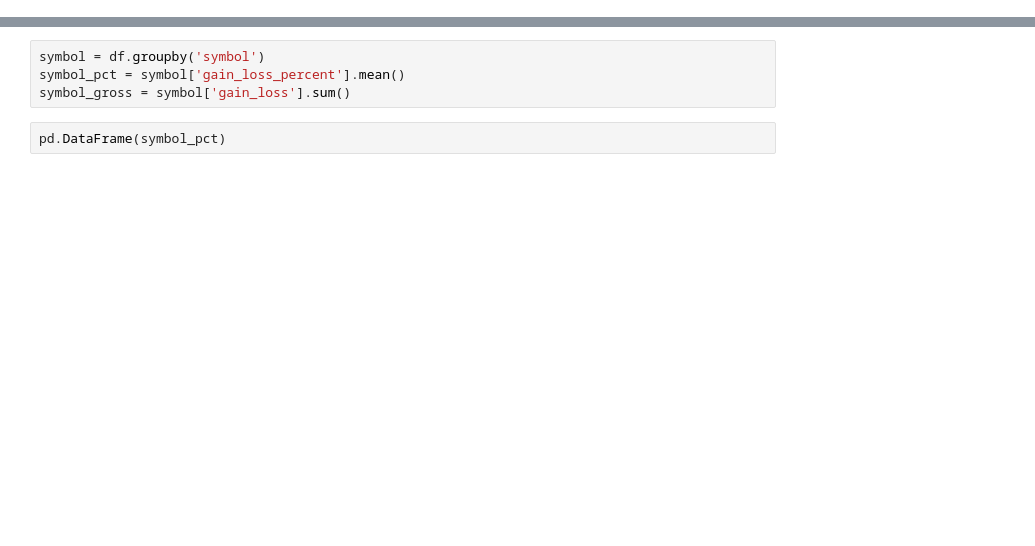
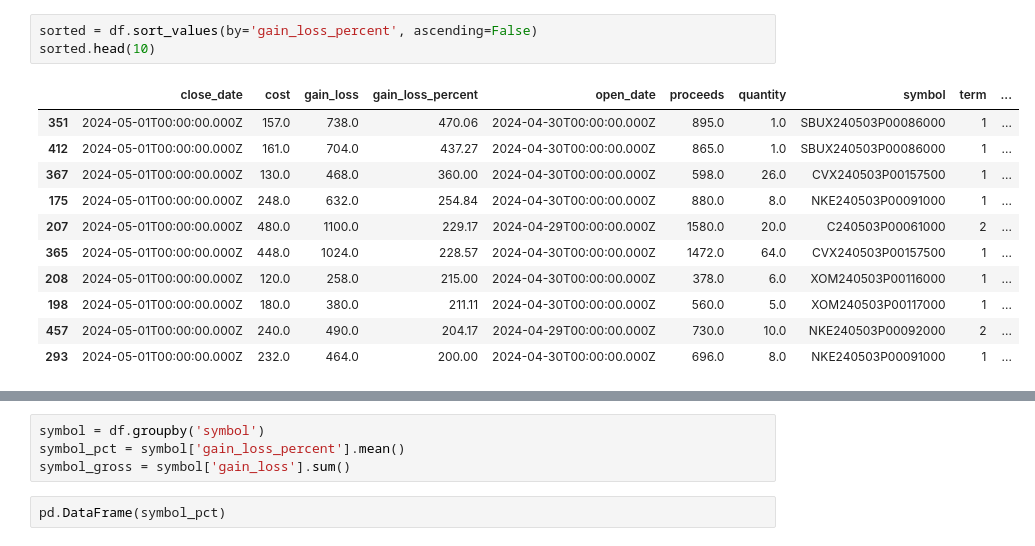
Before and after one commit to cmill3/IIE-Trading-Engine, a Jupyter notebook: monitors/Results Analysis INV.ipynb, the cells around one changed output, grey strips where cells are left out. Cells and saved outputs as stored; diff of their text form; blank space fills up the shorter version.

```diff
--- a/monitors/Results Analysis INV.ipynb
+++ b/monitors/Results Analysis INV.ipynb
@@ -44,0 +51,15 @@ proceeds
+# %%
+sorted = df.sort_values(by='gain_loss_percent', ascending=False)
+sorted.head(10)
+# %% [output]
+|  | close_date | cost | gain_loss | gain_loss_percent | open_date | proceeds | quantity | symbol | term | ... |
+| 351 | 2024-05-01T00:00:00.000Z | 157.0 | 738.0 | 470.06 | 2024-04-30T00:00:00.000Z | 895.0 | 1.0 | SBUX240503P00086000 | 1 | ... |
+| 412 | 2024-05-01T00:00:00.000Z | 161.0 | 704.0 | 437.27 | 2024-04-30T00:00:00.000Z | 865.0 | 1.0 | SBUX240503P00086000 | 1 | ... |
+| 367 | 2024-05-01T00:00:00.000Z | 130.0 | 468.0 | 360.00 | 2024-04-30T00:00:00.000Z | 598.0 | 26.0 | CVX240503P00157500 | 1 | ... |
+| 175 | 2024-05-01T00:00:00.000Z | 248.0 | 632.0 | 254.84 | 2024-04-30T00:00:00.000Z | 880.0 | 8.0 | NKE240503P00091000 | 1 | ... |
+| 207 | 2024-05-01T00:00:00.000Z | 480.0 | 1100.0 | 229.17 | 2024-04-29T00:00:00.000Z | 1580.0 | 20.0 | C240503P00061000 | 2 | ... |
+| 365 | 2024-05-01T00:00:00.000Z | 448.0 | 1024.0 | 228.57 | 2024-04-30T00:00:00.000Z | 1472.0 | 64.0 | CVX240503P00157500 | 1 | ... |
+| 208 | 2024-05-01T00:00:00.000Z | 120.0 | 258.0 | 215.00 | 2024-04-30T00:00:00.000Z | 378.0 | 6.0 | XOM240503P00116000 | 1 | ... |
+| 198 | 2024-05-01T00:00:00.000Z | 180.0 | 380.0 | 211.11 | 2024-04-30T00:00:00.000Z | 560.0 | 5.0 | XOM240503P00117000 | 1 | ... |
+| 457 | 2024-05-01T00:00:00.000Z | 240.0 | 490.0 | 204.17 | 2024-04-29T00:00:00.000Z | 730.0 | 10.0 | NKE240503P00092000 | 2 | ... |
+| 293 | 2024-05-01T00:00:00.000Z | 232.0 | 464.0 | 200.00 | 2024-04-30T00:00:00.000Z | 696.0 | 8.0 | NKE240503P00091000 | 1 | ... |
```
Also changed, not shown: parts of 10 cells of this notebook, 4 other files.
